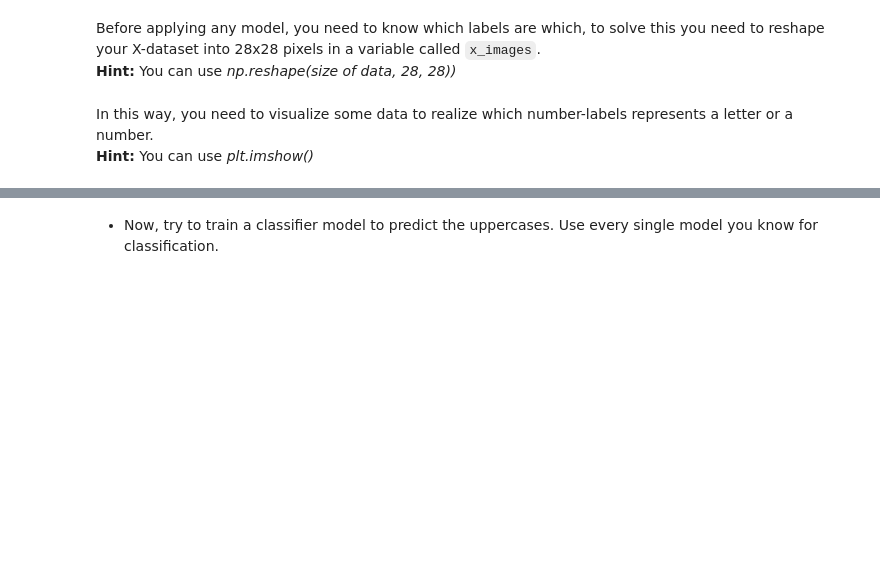
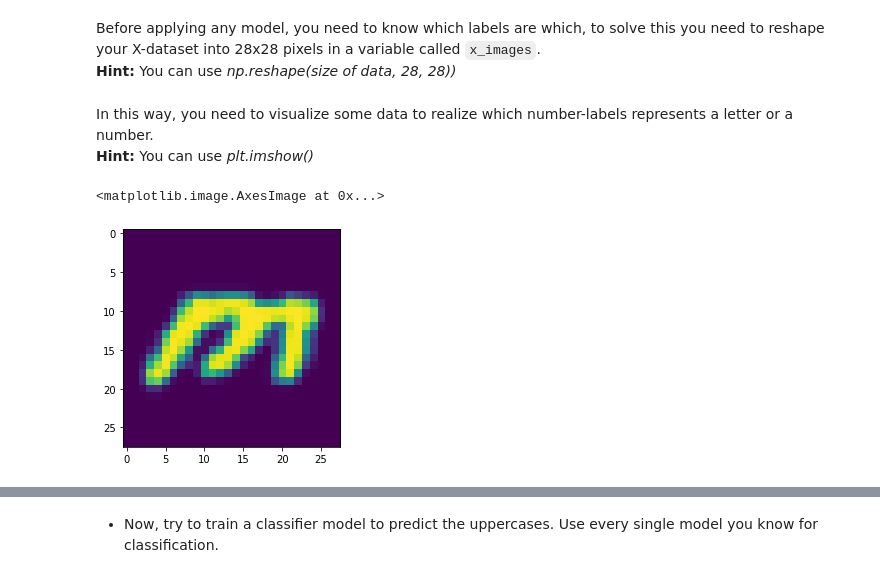
Before and after one commit to ta-data-mexpt/lab-supervised-classification, a Jupyter notebook: Supervised Classification.ipynb, the cells around one changed output, grey strips where cells are left out. Drawn from its saved outputs; the diff is of its cells as text; code cells hidden in the pictures; blank space fills up the shorter version.

```diff
--- a/Supervised Classification.ipynb
+++ b/Supervised Classification.ipynb
@@ -6,4 +15,4 @@
 In the data.csv there are letters (uppercases and lowercases) and numbers in a row format, in the cell below load the **data_all.csv** and explore it.
 # %%
 # Your code here
-df =
+df = pd.read_csv('data_all.csv')
@@ -12,15 +45,21 @@ df =
 Now than you had identified your data, try to define your X and y (target) for next classification models.
 # %%
 # Your code here
-X =
-y =
+X = df.iloc[:,1:]
+y =df.e
+# %%
+X = scaler.fit_transform(X)
 # %% [markdown]
 Before applying any model, you need to know which labels are which, to solve this you need to reshape your X-dataset into 28x28 pixels in a variable called `x_images`. <br> **Hint:** You can use *np.reshape(size of data, 28, 28))*
 # %%
 # Your code here
-x_images =
+x_images = X.reshape(X.shape[0],28,28)
 # %% [markdown]
 In this way, you need to visualize some data to realize which number-labels represents a letter or a number.
 <br> **Hint:** You can use *plt.imshow()*
 # %%
 # Your code here
+plt.imshow(x_images[259])
+# %% [output]
+<matplotlib.image.AxesImage at 0x...>
+[figure, added]
```
Also changed, not shown: parts of 46 cells of this notebook.
